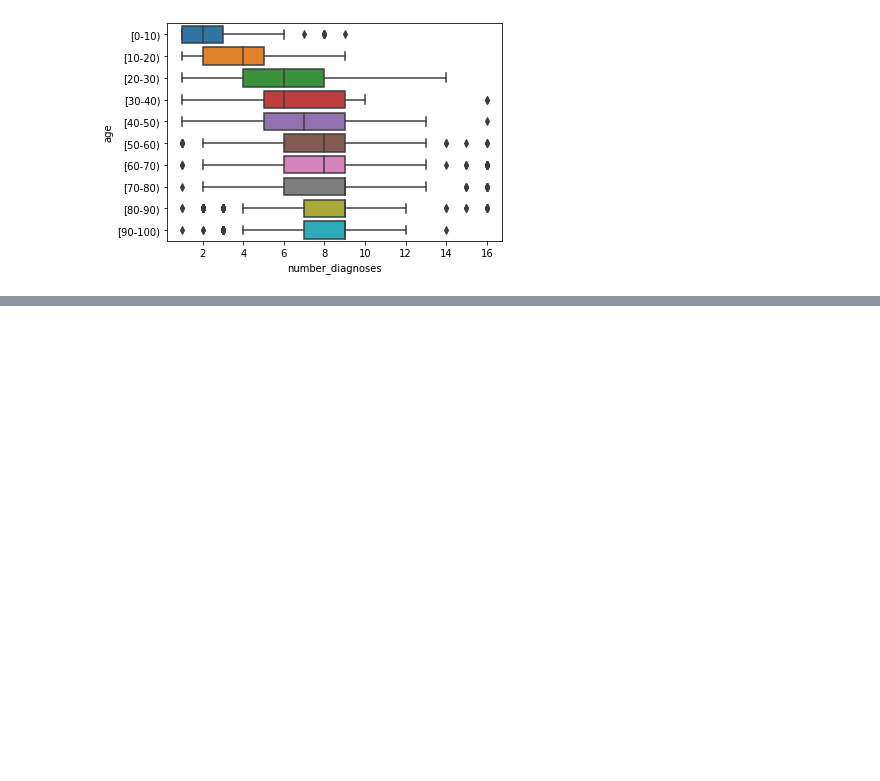
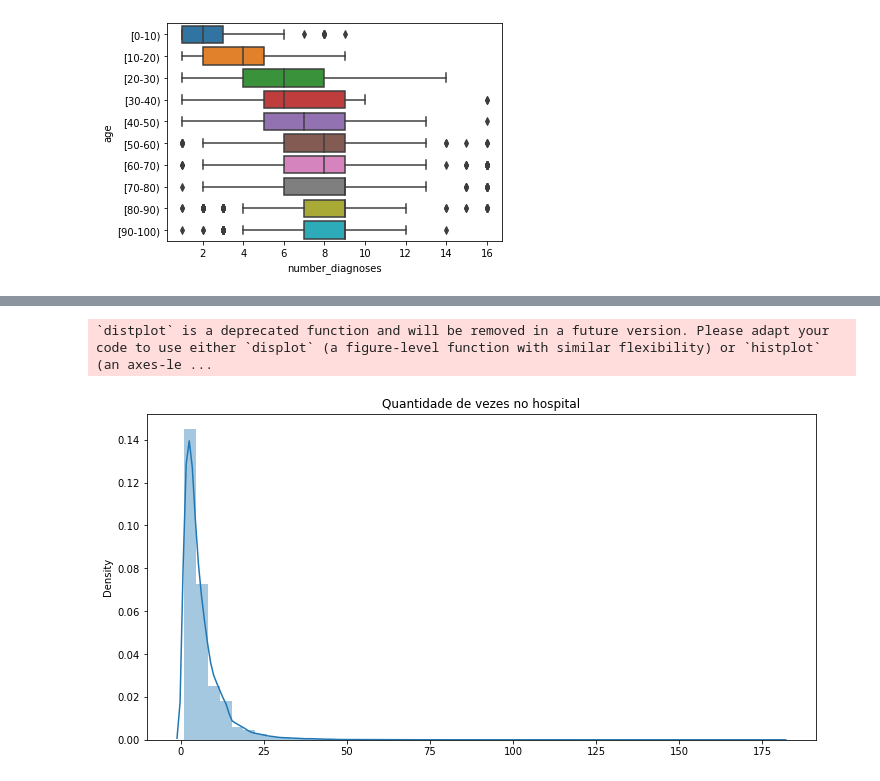
Before and after one commit to Luzcka/CursoLetsCode, a Jupyter notebook: diabetes.ipynb, the cells around one changed output, grey strips where cells are left out. Drawn from its saved outputs; the diff is of its cells as text; code cells hidden in the pictures; blank space fills up the shorter version.

```diff
--- a/diabetes.ipynb
+++ b/diabetes.ipynb
@@ -127,3 +156,13 @@ px.scatter(data_frame=df_age, x='time_in_hospital', y='number_diagnoses', color=
 # %% [output]
 [interactive output not drawn]
 [interactive output not drawn]
+# %%
+#df["patient_nbr"].unique().value_counts()
+df_time_hosp = df_diabetes.pivot_table(index='patient_nbr', values='time_in_hospital', aggfunc='sum')
+
+plt.figure(figsize=(12,6))
+ax = sns.distplot(x=df_time_hosp['time_in_hospital'])
+ax.set_title('Quantidade de vezes no hospital');
+# %% [output]
+`distplot` is a deprecated function and will be removed in a future version. Please adapt your code to use either `displot` (a figure-level function with similar flexibility) or `histplot` (an axes-le ...
+[figure, added]
```
Also changed, not shown: parts of 7 cells of this notebook, 1 other file.
